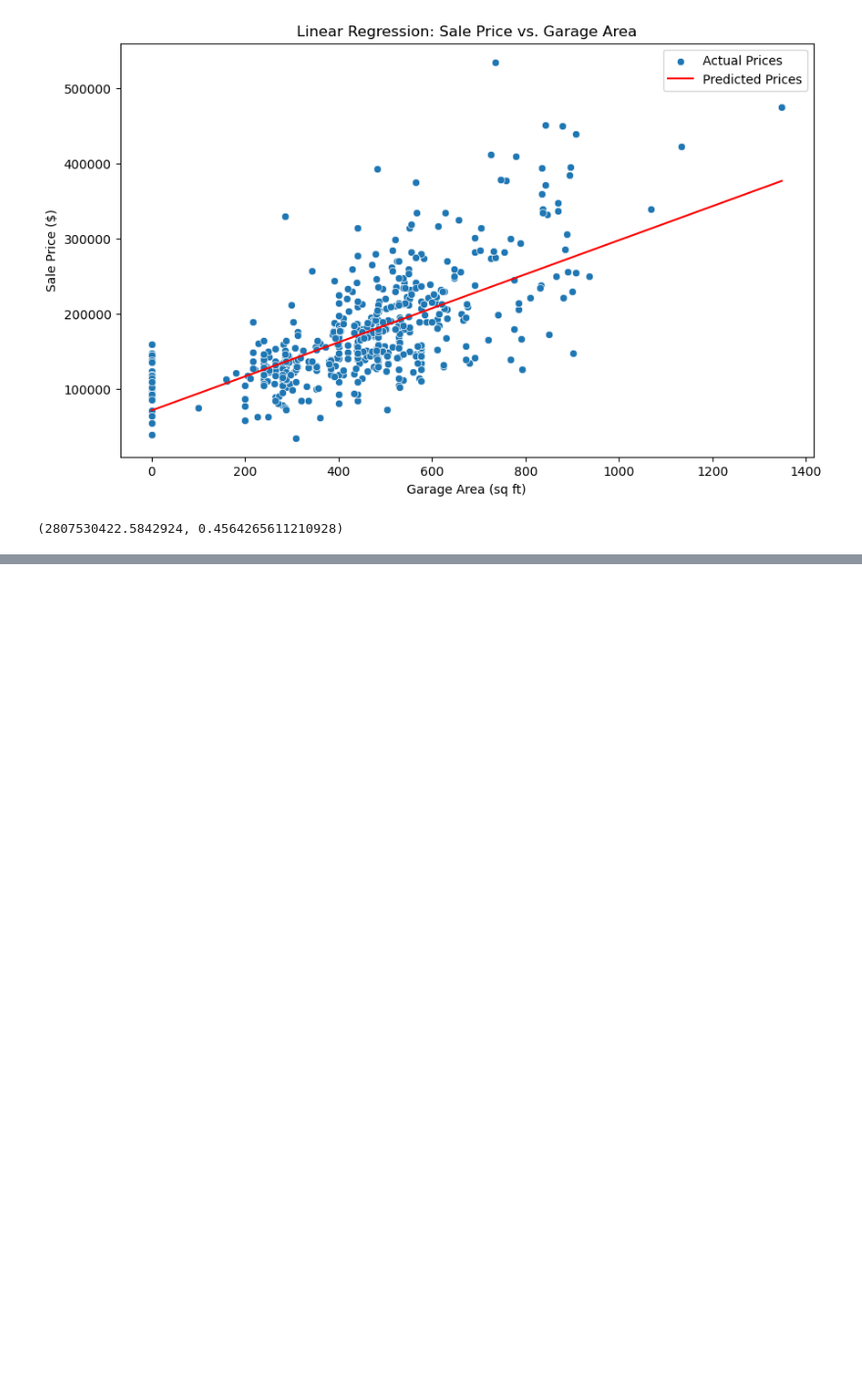
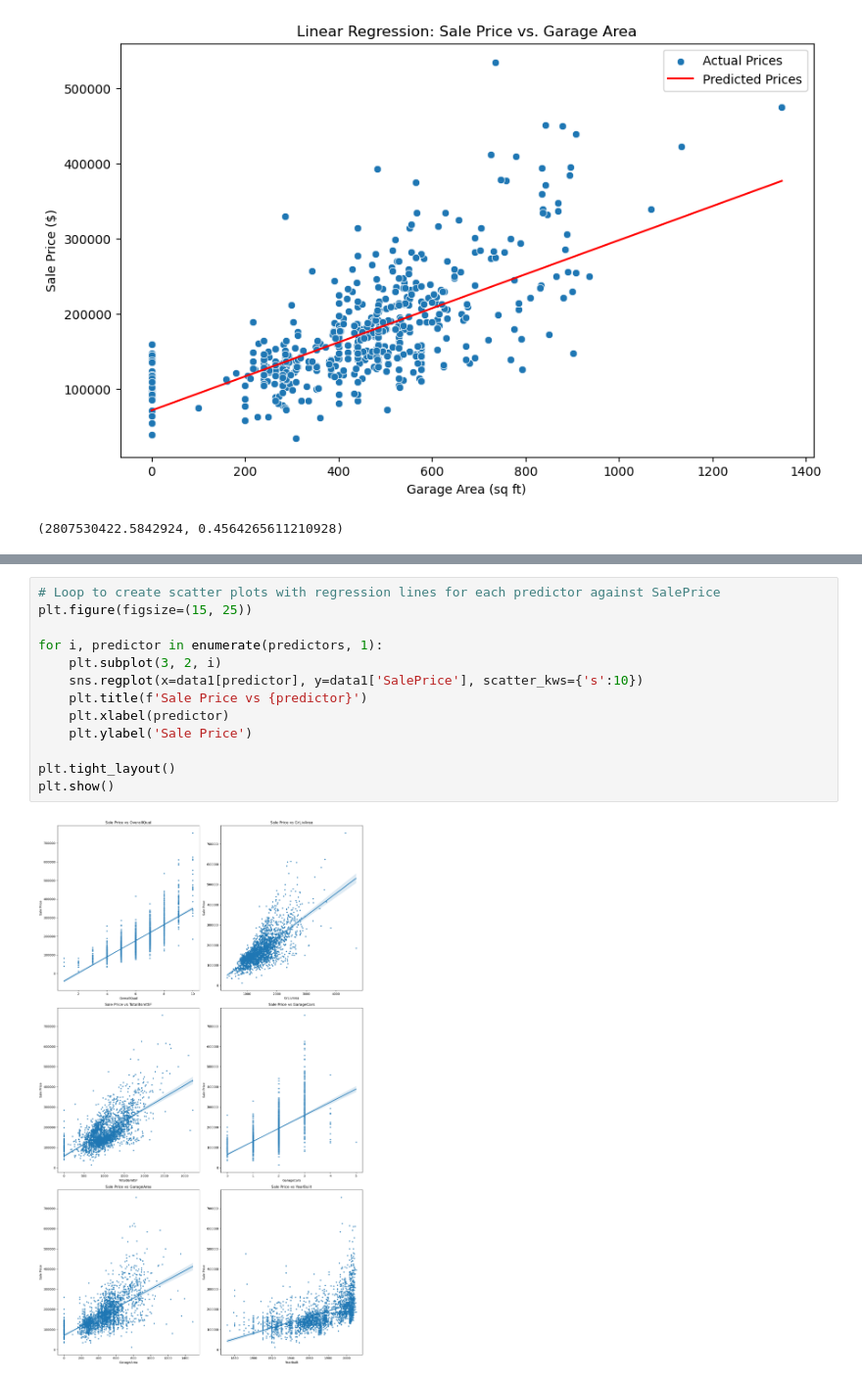
Before and after one commit to jackparsons93/Ames_Housing_ML, a Jupyter notebook: Ames.ipynb, the cells around one changed output, grey strips where cells are left out. Shown at 98% size. Drawn from its saved outputs; the diff is of its cells as text; blank space fills up the shorter version.

Commit message:
added many linear regressions

```diff
--- a/Ames.ipynb
+++ b/Ames.ipynb
@@ -51,0 +70,15 @@ plt.show()
+# %%
+# Loop to create scatter plots with regression lines for each predictor against SalePrice
+plt.figure(figsize=(15, 25))
+
+for i, predictor in enumerate(predictors, 1):
+    plt.subplot(3, 2, i)
+    sns.regplot(x=data1[predictor], y=data1['SalePrice'], scatter_kws={'s':10})
+    plt.title(f'Sale Price vs {predictor}')
+    plt.xlabel(predictor)
+    plt.ylabel('Sale Price')
+
+plt.tight_layout()
+plt.show()
+# %% [output]
+[figure, added]
```
Also changed, not shown: parts of 1 cell of this notebook.
